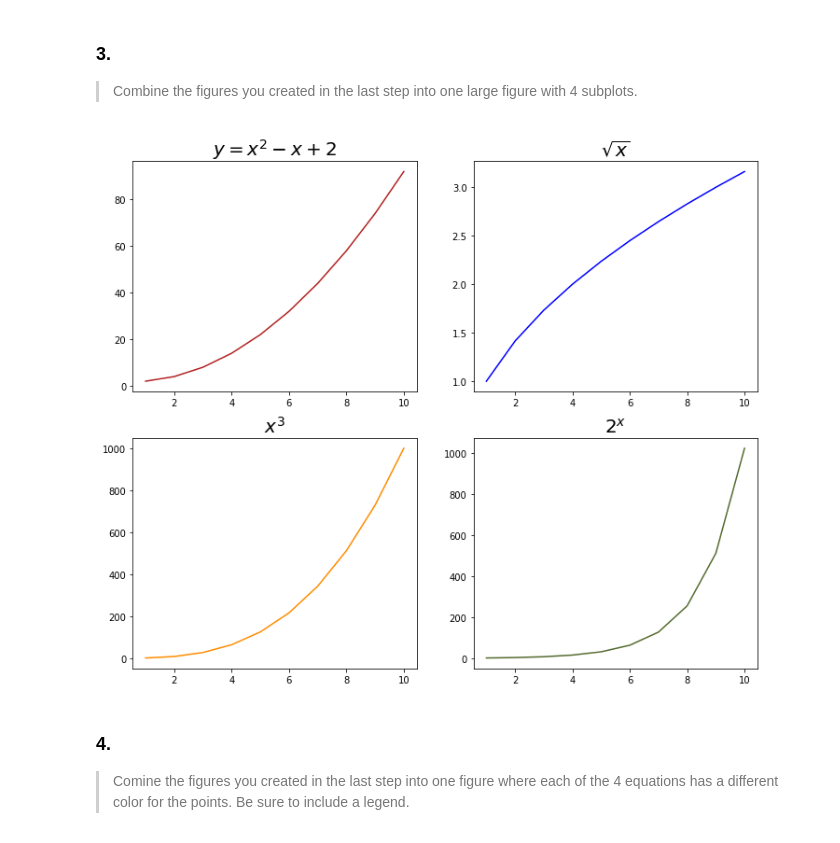
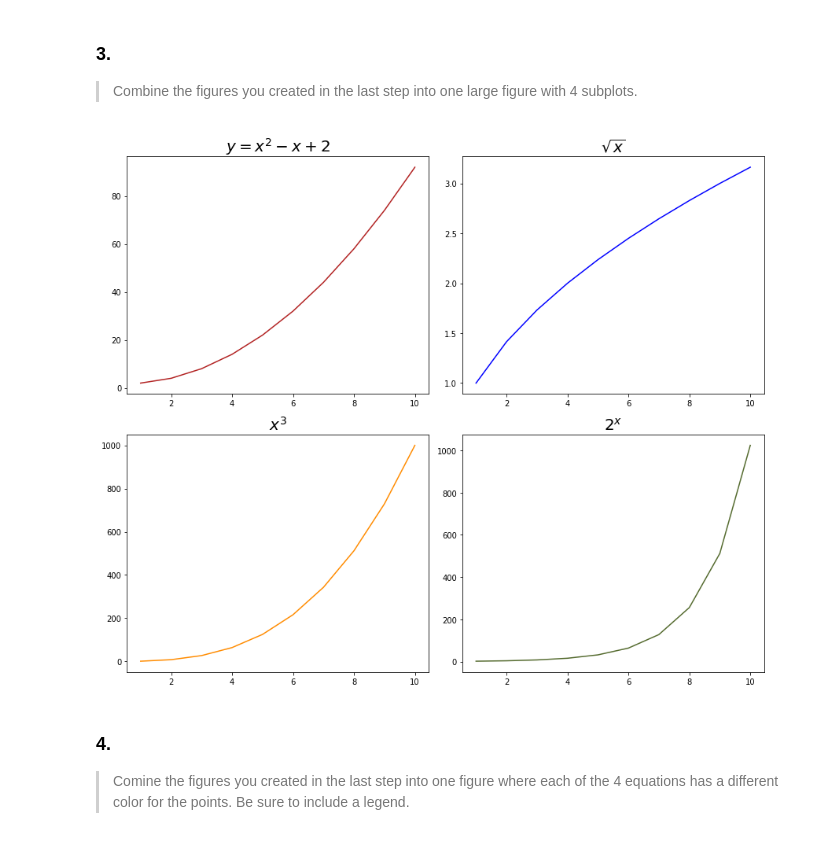
Before and after one commit to Promeos/numpy-pandas-visualization-exercises, a Jupyter notebook: matplotlib_exercises.ipynb, the cells around one changed output. Saved outputs shown, nothing was run; the diff lists cells and outputs as text; code cells hidden in the pictures.

Commit message:
add tight layout funciton

```diff
--- a/matplotlib_exercises.ipynb
+++ b/matplotlib_exercises.ipynb
@@ -58,25 +58,26 @@ plt.title('$2^x$');
 # %%
 plt.figure(figsize=(12, 10))
 
 plt.subplot(221)
 plt.plot(x, y1, c='firebrick')
 plt.title('$y = x^2 - x + 2$', size=20)
 
 plt.subplot(222)
 plt.plot(x, y2, c='blue')
 plt.title('$\sqrt{x}$', size=20)
 
 plt.subplot(223)
 plt.plot(x, y3, c='darkorange')
 plt.title('$x^3$', size=20)
 
 plt.subplot(224)
 plt.plot(x, y4, c='darkolivegreen')
 plt.title('$2^x$', size=20)
 
+plt.tight_layout()
 plt.show()
 # %% [output]
-[figure, old version]
+[figure, new version]
 # %% [markdown]
 ### 4.
 > Comine the figures you created in the last step into one figure where each of the 4 equations has a different color for the points. Be sure to include a legend.
```
